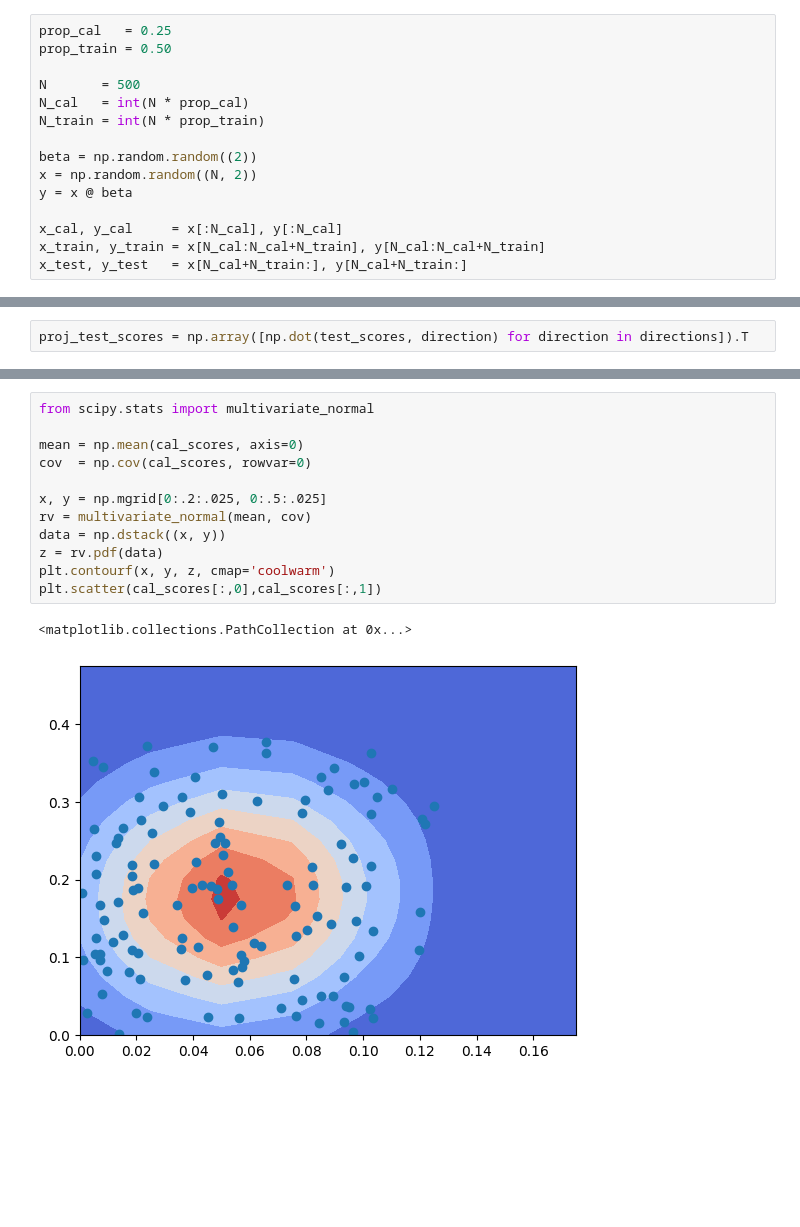
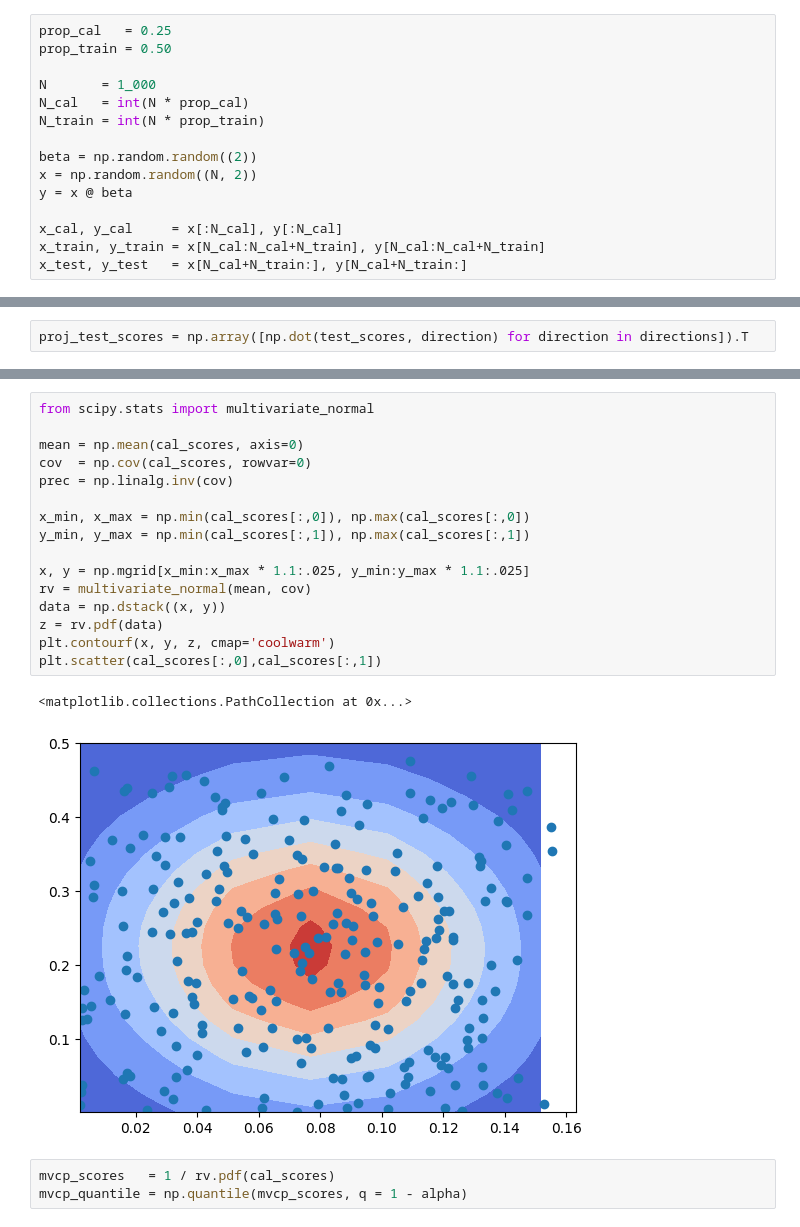
Before and after one commit to yashpatel5400/fusioncp, a Jupyter notebook: testing.ipynb, the cells around one changed output, grey strips where cells are left out. Cells and saved outputs as stored; diff of their text form; blank space fills up the shorter version.

```diff
--- a/testing.ipynb
+++ b/testing.ipynb
@@ -6,7 +6,7 @@ from sklearn.linear_model import LinearRegression
 prop_cal   = 0.25
 prop_train = 0.50
 
-N       = 500
+N       = 1_000
 N_cal   = int(N * prop_cal)
 N_train = int(N * prop_train)
 
@@ -80,15 +80,22 @@ plt.scatter(test_scores[contained][:,0], test_scores[contained][:,1])
 # %%
 from scipy.stats import multivariate_normal
 
 mean = np.mean(cal_scores, axis=0)
 cov  = np.cov(cal_scores, rowvar=0)
+prec = np.linalg.inv(cov)
 
-x, y = np.mgrid[0:.2:.025, 0:.5:.025]
+x_min, x_max = np.min(cal_scores[:,0]), np.max(cal_scores[:,0])
+y_min, y_max = np.min(cal_scores[:,1]), np.max(cal_scores[:,1])
+
+x, y = np.mgrid[x_min:x_max * 1.1:.025, y_min:y_max * 1.1:.025]
 rv = multivariate_normal(mean, cov)
 data = np.dstack((x, y))
 z = rv.pdf(data)
 plt.contourf(x, y, z, cmap='coolwarm')
 plt.scatter(cal_scores[:,0],cal_scores[:,1])
 # %% [output]
 <matplotlib.collections.PathCollection at 0x...>
-[figure, old version]
+[figure, new version]
+# %%
+mvcp_scores   = 1 / rv.pdf(cal_scores)
+mvcp_quantile = np.quantile(mvcp_scores, q = 1 - alpha)
```
Also changed, not shown: parts of 4 cells of this notebook.
